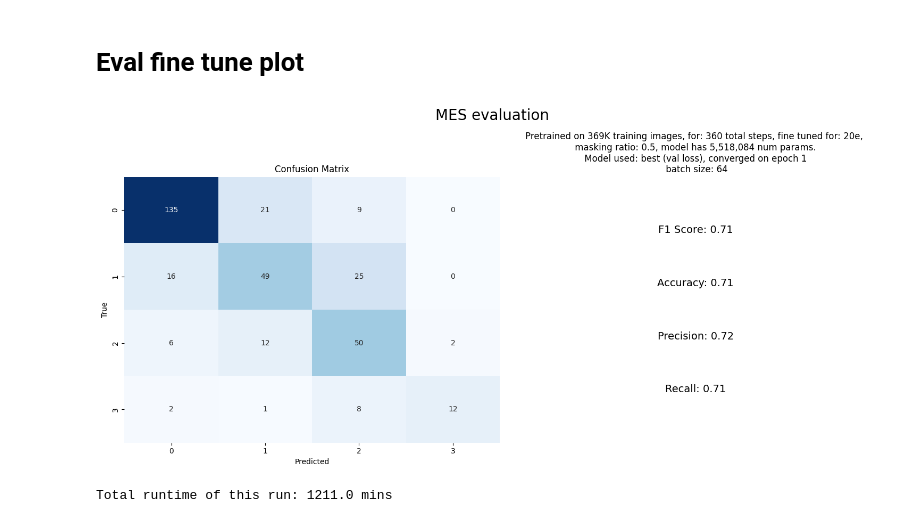
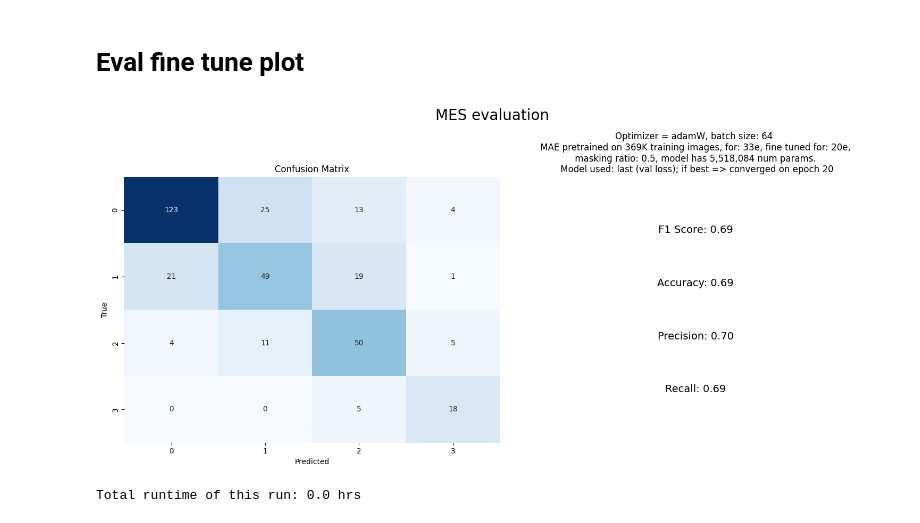
Before and after one commit to alexandermittet/BA, a Jupyter notebook: week6-pre-cluster win.ipynb, the cells around one changed output. Saved outputs shown, nothing was run; the diff lists cells and outputs as text; code cells hidden in the pictures.

```diff
--- a/week6-pre-cluster win.ipynb
+++ b/week6-pre-cluster win.ipynb
@@ -288,7 +290,10 @@ def load_model():
         model.load_state_dict(checkpoint['model_state_dict'])
 
         # Load the optimizer state dict
-        optimizer = Prodigy(model.parameters())
+        if custom_opt == "prodigy":
+            optimizer = Prodigy(model.parameters())
+        elif custom_opt == "adamW":
+            optimizer = AdamW(model.parameters(), lr=learn_rate)
         optimizer.load_state_dict(checkpoint['optimizer_state_dict'])
 
         # Load the loss
@@ -304,10 +309,9 @@ if load_prev_model:
     model, optimizer, loss = load_model()
 else:
     model = MAE_ViT().to(device)
-    if custom_opt == "adam":
-        from torch.optim import Adam
+    if custom_opt == "adamW":
         learning_rate = learn_rate # Example learning rate
-        optimizer = Adam(model.parameters(), lr=learning_rate)
+        optimizer = AdamW(model.parameters(), lr=learning_rate)
     elif custom_opt == "prodigy":
         optimizer = Prodigy(model.parameters())
     #loss er custom mse loss
@@ -488,7 +478,7 @@ if plot_16_images:
 
     plt.figure(figsize=(10, 10))
     plt.axis('off')
-    plt.title(f'MAE: \n 16 first val imgs. MAE pretrained for: {step_count} total steps, masking: {mask_ratio} \n MAE model has {total_params:,.0f} num params')
+    plt.title(f'MAE: \n 16 first val imgs. MAE pretrained for: {num_epochs}eps, masking: {mask_ratio} \n MAE model has {total_params:,.0f} num params')
     plt.imshow(normalized_img_np)
     plt.savefig(f"plots/mae_image_16x_mae-step-{step_count}_m-{mask_ratio}_params-{total_params:,.0f}.png")
     plt.show()
@@ -624,7 +616,10 @@ encoder = model.encoder
 classifier = ViT_Classifier(encoder, num_classes=4)
 classifier.to(device)
 criterion = torch.nn.CrossEntropyLoss()
-optimizer = Prodigy(classifier.parameters())
+if custom_opt == "prodigy":
+    optimizer = Prodigy(classifier.parameters())
+elif custom_opt == "adamW":
+    optimizer = AdamW(classifier.parameters(), lr=learn_rate)
 
 class CustomDataset(Dataset):
     def __init__(self, df, transform=None):
@@ -780,7 +774,10 @@ Fine-tuning complete. Best epoch was 1
 if load_fine_tuned:
     import torch
     import os
-
+    try:
+        step_count
+    except NameError:
+        step_count = 190000 // batch_size * 64
     # Load the checkpoint
     checkpoint = torch.load(load_prev_fine_model_path)
     encoder = MAE_Encoder(image_size=dim, mask_ratio=mask_ratio, emb_dim=emb_dims) #xxx
@@ -789,12 +786,17 @@ if load_fine_tuned:
     classifier.load_state_dict(checkpoint['model_state_dict'])
 
     # Load the optimizer state dict
-    optimizer = Prodigy(classifier.parameters())
-    optimizer.load_state_dict(checkpoint['optimizer_state_dict'])
-
+    if custom_opt == "prodigy":
+        optimizer = Prodigy(classifier.parameters())
+    #optimizer.load_state_dict(checkpoint['optimizer_state_dict']) #do we need this?
+    elif custom_opt == "adamW":
+        optimizer = AdamW(classifier.parameters(), lr=learn_rate)
     # Load the loss
     loss = checkpoint['loss']
+    try:
+        best_epoch_was = checkpoint['best_epoch_was']
+    except KeyError:
+        best_epoch_was = num_fine_epochs
 
-    best_epoch_was = checkpoint['best_epoch_was']
 
-    print(f"Model loaded with loss: {loss}, where best epoch was {best_epoch_was}")
+    print(f"Model loaded with loss: {loss}, where loaded epoch state was {best_epoch_was}")
@@ -871,41 +875,41 @@ if fine_tune_eval == True:
         if num >= 1000000:
             return f"{num // 1000000}M"
         elif num >= 1000:
             return f"{num // 1000}K"
         else:
             return str(num)
 
     # Create a figure and a 2x1 grid of subplots
     fig, axs = plt.subplots(1, 2, figsize=(15, 7))
 
     # Confusion matrix subplot
     sns.heatmap(cm, annot=True, fmt='d', cmap='Blues', cbar=False, ax=axs[0])
     axs[0].set_title('Confusion Matrix')
     axs[0].set_xlabel('Predicted')
     axs[0].set_ylabel('True')
 
     # F1 Score, Precision, Recall, and Accuracy subplot
     num_train_samples = len(dataloader)*batch_size
     num_train_samples = format_number(num_train_samples)
-    axs[1].set_title(f'Optimizer = {custom_opt}, batch size: {batch_size} \n MAE pretrained on {num_train_samples} training images, for: {step_count} total steps, fine tuned for: {num_fine_epochs}e, \n masking ratio: {mask_ratio}, model has {total_params:,.0f} num params. \n Model used: best (val loss), converged on epoch {best_epoch_was}')
+    axs[1].set_title(f'Optimizer = {custom_opt}, batch size: {batch_size} \n MAE pretrained on {num_train_samples} training images, for: {num_epochs}e, fine tuned for: {num_fine_epochs}e, \n masking ratio: {mask_ratio}, model has {total_params:,.0f} num params. \n Model used: {model_used} (val loss); if best => converged on epoch {best_epoch_was}')
     axs[1].text(0.5, 0.8, f'F1 Score: {f1:.2f}', horizontalalignment='center', verticalalignment='center', fontsize=14)
     axs[1].text(0.5, 0.4, f'Precision: {precision:.2f}', horizontalalignment='center', verticalalignment='center', fontsize=14)
     axs[1].text(0.5, 0.2, f'Recall: {recall:.2f}', horizontalalignment='center', verticalalignment='center', fontsize=14)
     axs[1].text(0.5, 0.6, f'Accuracy: {accuracy:.2f}', horizontalalignment='center', verticalalignment='center', fontsize=14)
     axs[1].axis('off')
 
     fig.suptitle(f'MES evaluation', fontsize=20)
     plt.tight_layout()
     plt.savefig(f'./plots/eval_plot-{eval_plot_name}.png')
     plt.show()
 # %% [output]
-[figure, old version]
+[figure, new version]
 # %%
 end_time = time.time()
 total_time = end_time - start_time
-print(f"Total runtime of this run: {total_time//60} mins")
+print(f"Total runtime of this run: {total_time//60//60} hrs")
 # %% [output]
-Total runtime of this run: 1211.0 mins
+Total runtime of this run: 0.0 hrs
 # %%
 import winsound
 
```
Also changed, not shown: parts of 7 cells of this notebook, 1 other file.
